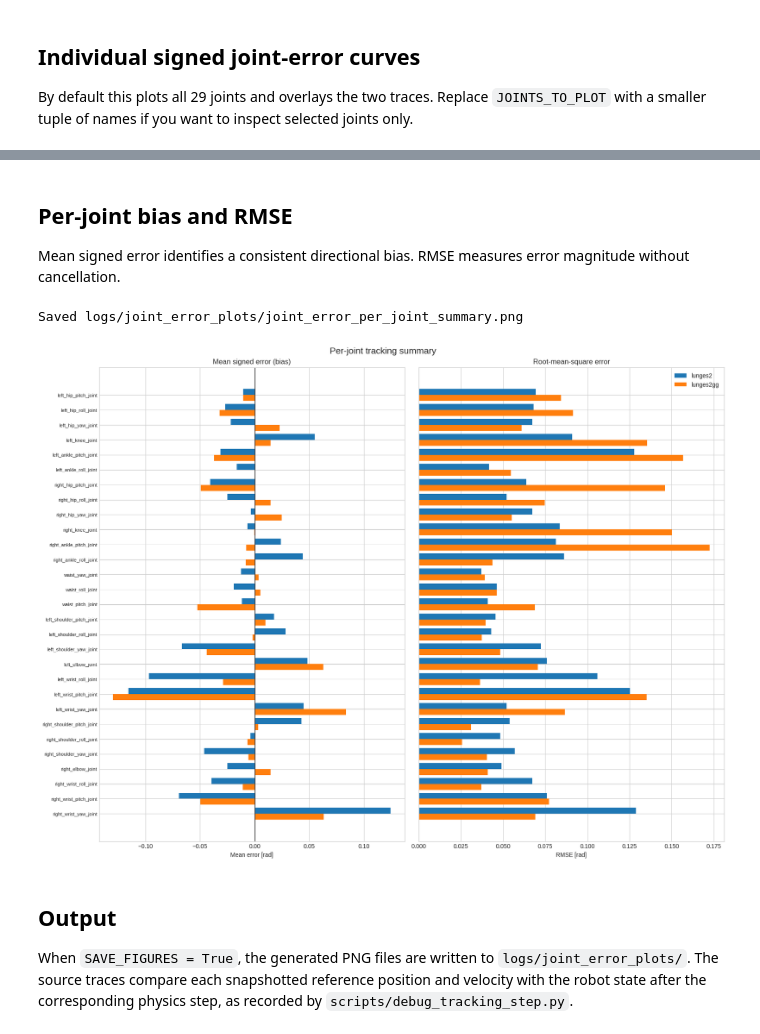
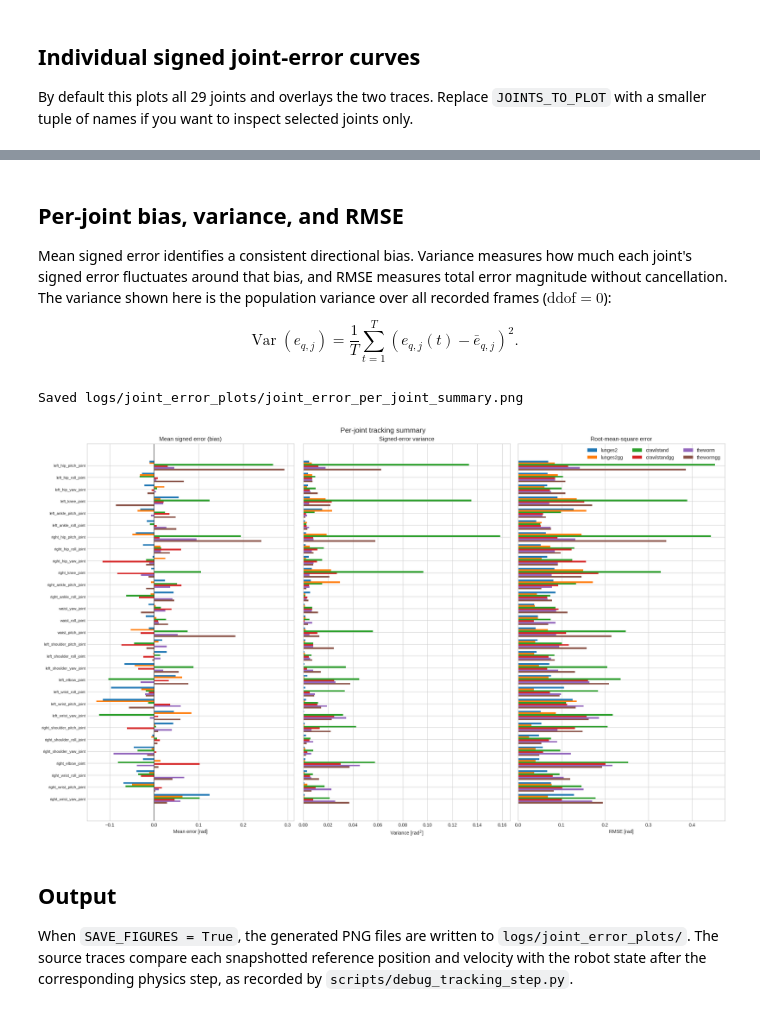
Before and after one commit to yx-lim/mjlab-trained, a Jupyter notebook: notebooks/signed_joint_position_error.ipynb, the cells around one changed output, grey strips where cells are left out. Saved outputs shown, nothing was run; the diff lists cells and outputs as text; code cells hidden in the pictures.

```diff
--- a/notebooks/signed_joint_position_error.ipynb
+++ b/notebooks/signed_joint_position_error.ipynb
@@ -36,6 +36,11 @@ ROOT = find_repo_root()
 TRACE_FILES = {
   "lunges2": ROOT / "logs/lunges2_trace.csv",
   "lunges2gg": ROOT / "logs/lunges2gg_trace.csv",
+  "crawlstand_20k": ROOT / "logs/crawlstand_trace.csv",
+  "crawlstand_30k": ROOT / "logs/crawlstand_trace_30000.csv",
+  "crawlstandgg_20k": ROOT / "logs/crawlstandgg_trace.csv",
+  "theworm": ROOT / "logs/theworm_trace.csv",
+  "thewormgg": ROOT / "logs/thewormgg_trace.csv",
 }
 
 # Characteristic tolerances used to combine position and velocity errors.
@@ -113,6 +118,10 @@ class JointTrace:
   @property
   def joint_mean_signed_position_error(self) -> np.ndarray:
     return np.mean(self.position_error, axis=0)
+
+  @property
+  def joint_position_error_variance(self) -> np.ndarray:
+    return np.var(self.position_error, axis=0, ddof=0)
 
 
 def load_joint_trace(label: str, csv_path: Path) -> JointTrace:
@@ -210,7 +219,9 @@ colors = {label: palette(index) for index, label in enumerate(traces)}
 
 header = (
   f"{'trace':<12} {'samples':>8} {'duration [s]':>14} "
-  f"{'mean q RMSE':>14} {'mean v RMSE':>14} {'mean x RMSE':>14}"
+  f"{'mean q RMSE':>14} {'var q RMSE':>14} "
+  f"{'mean v RMSE':>14} {'var v RMSE':>14} "
+  f"{'mean x RMSE':>14} {'var x RMSE':>14}"
 )
 print(header)
 for trace in traces.values():
@@ -221,7 +232,10 @@ for trace in traces.values():
     f"{trace.label:<12} {len(trace.time_s):>8} "
     f"{trace.time_s[-1] - trace.time_s[0]:>14.3f} "
     f"{trace.frame_position_rmse.mean():>14.5f} "
+    f"{trace.frame_position_rmse.var(ddof=0):>14.5f} "
     f"{trace.frame_velocity_rmse.mean():>14.5f} "
-    f"{state_rmse.mean():>14.5f}"
+    f"{trace.frame_velocity_rmse.var(ddof=0):>14.5f} "
+    f"{state_rmse.mean():>14.5f} "
+    f"{state_rmse.var(ddof=0):>14.5f}"
   )
 # %% [output]
@@ -301,7 +321,7 @@ norm = TwoSlopeNorm(vmin=-color_limit, vcenter=0.0, vmax=color_limit)
 fig, axes = plt.subplots(
   len(traces),
   1,
-  figsize=(15, 13),
+  figsize=(15, max(13, 5.5 * len(traces))),
   sharex=True,
   constrained_layout=True,
   squeeze=False,
@@ -401,44 +421,55 @@ Saved logs/joint_error_plots/joint_error_all_joint_curves.png
 # %% [markdown]
-## Per-joint bias and RMSE
+## Per-joint bias, variance, and RMSE
 
-Mean signed error identifies a consistent directional bias. RMSE measures error magnitude without cancellation.
+Mean signed error identifies a consistent directional bias. Variance measures how much each joint's signed error fluctuates around that bias, and RMSE measures total error magnitude without cancellation. The variance shown here is the population variance over all recorded frames ($\mathrm{ddof}=0$):
+
+$$\operatorname{Var}(e_{q,j})=\frac{1}{T}\sum_{t=1}^{T}\left(e_{q,j}(t)-\bar e_{q,j}\right)^2.$$
 # %%
 y = np.arange(len(joint_names), dtype=float)
 bar_height = 0.8 / len(traces)
-fig, axes = plt.subplots(1, 2, figsize=(16, 12), sharey=True, constrained_layout=True)
+fig, axes = plt.subplots(1, 3, figsize=(20, 12), sharey=True, constrained_layout=True)
 
 for trace_index, (label, trace) in enumerate(traces.items()):
   offset = (trace_index - (len(traces) - 1) / 2) * bar_height
   axes[0].barh(
     y + offset,
     trace.joint_mean_signed_position_error,
     height=bar_height,
     color=colors[label],
     label=label,
   )
   axes[1].barh(
     y + offset,
+    trace.joint_position_error_variance,
+    height=bar_height,
+    color=colors[label],
+    label=label,
+  )
+  axes[2].barh(
+    y + offset,
     trace.joint_position_rmse,
     height=bar_height,
     color=colors[label],
     label=label,
   )
 
 axes[0].axvline(0.0, color="black", linewidth=0.8)
 axes[0].set_title("Mean signed error (bias)")
 axes[0].set_xlabel("Mean error [rad]")
-axes[1].set_title("Root-mean-square error")
-axes[1].set_xlabel("RMSE [rad]")
-axes[1].legend()
+axes[1].set_title("Signed-error variance")
+axes[1].set_xlabel(r"Variance [$\mathrm{rad}^2$]")
+axes[2].set_title("Root-mean-square error")
+axes[2].set_xlabel("RMSE [rad]")
+axes[2].legend(ncol=min(3, len(traces)))
 axes[0].set_yticks(y, labels=joint_names, fontsize=8)
 axes[0].invert_yaxis()
 fig.suptitle("Per-joint tracking summary", fontsize=15)
 
 save_figure(fig, "joint_error_per_joint_summary.png")
 plt.show()
 # %% [output]
 Saved logs/joint_error_plots/joint_error_per_joint_summary.png
-[figure, old version]
+[figure, new version]
 # %% [markdown]
 ## Output
 
```
Also changed, not shown: parts of 6 cells of this notebook, 20 other files.
